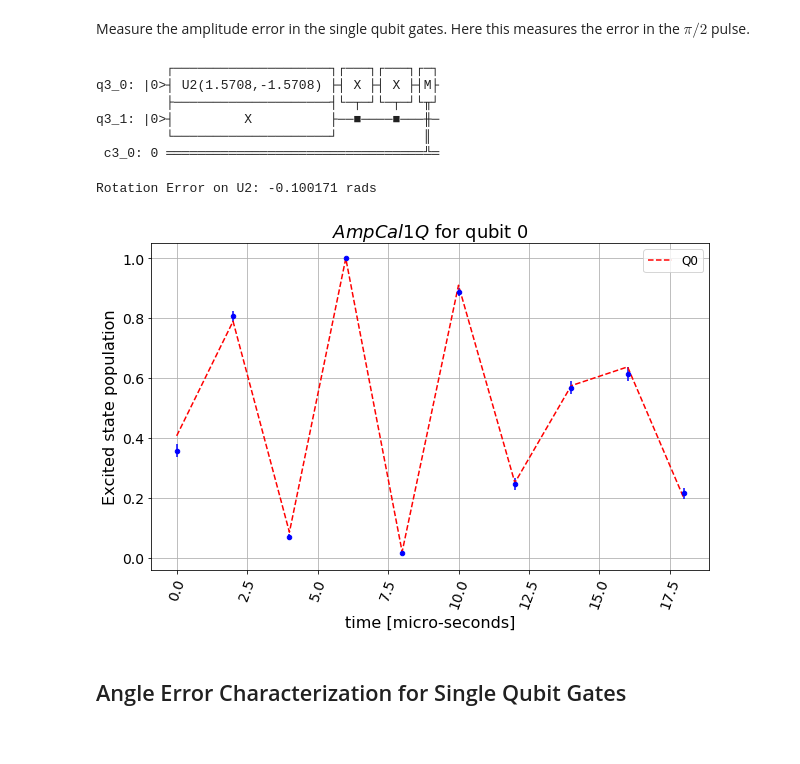
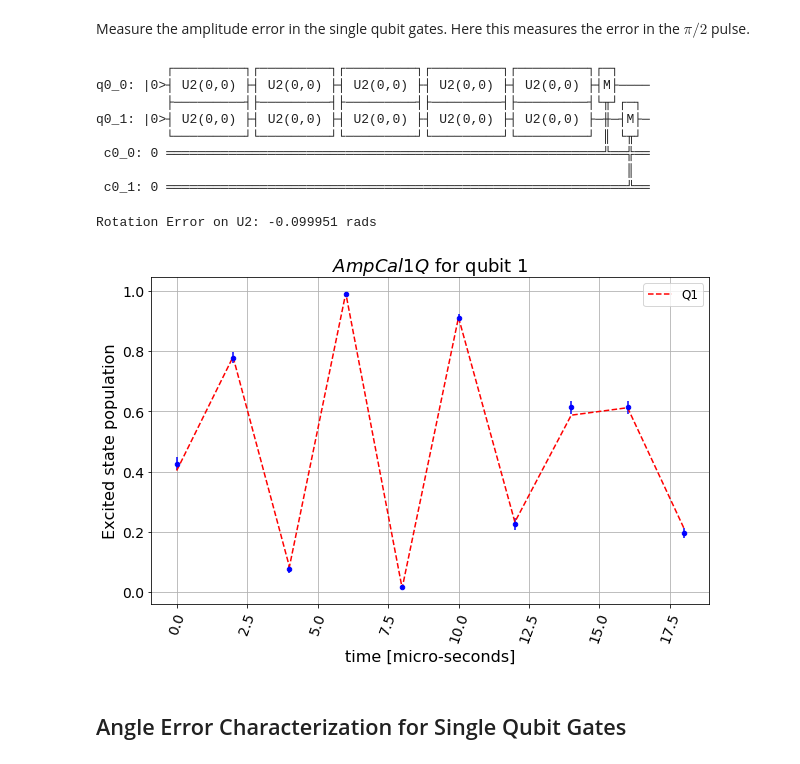
Before and after one commit to qiskit-community/qiskit-ignis, a Jupyter notebook: examples/hamiltonian_and_gate_characterization.ipynb, the cells around one changed output. Cells and saved outputs as stored; diff of their text form; code cells hidden in the pictures.

```diff
--- a/examples/hamiltonian_and_gate_characterization.ipynb
+++ b/examples/hamiltonian_and_gate_characterization.ipynb
@@ -91,17 +91,19 @@ ZZ Rate: 19.730088 kHz
 # %% [markdown]
 Measure the amplitude error in the single qubit gates. Here this measures the error in the $\pi/2$ pulse.
 # %%
-qubits = [0]
+qubits = [0,1]
 circs, xdata = ampcal_1Q_circuits(10, qubits)
 # %%
 print(circs[2])
 # %% [output]
-         ┌────────────────────┐┌───┐┌───┐┌─┐
-q3_0: |0>┤ U2(1.5708,-1.5708) ├┤ X ├┤ X ├┤M├
-         ├────────────────────┤└─┬─┘└─┬─┘└╥┘
-q3_1: |0>┤         X          ├──■────■───╫─
-         └────────────────────┘           ║
- c3_0: 0 ═════════════════════════════════╩═
+         ┌─────────┐┌─────────┐┌─────────┐┌─────────┐┌─────────┐┌─┐
+q0_0: |0>┤ U2(0,0) ├┤ U2(0,0) ├┤ U2(0,0) ├┤ U2(0,0) ├┤ U2(0,0) ├┤M├────
+         ├─────────┤├─────────┤├─────────┤├─────────┤├─────────┤└╥┘┌─┐
+q0_1: |0>┤ U2(0,0) ├┤ U2(0,0) ├┤ U2(0,0) ├┤ U2(0,0) ├┤ U2(0,0) ├─╫─┤M├─
+         └─────────┘└─────────┘└─────────┘└─────────┘└─────────┘ ║ └╥┘
+ c0_0: 0 ════════════════════════════════════════════════════════╩══╬══
+                                                                    ║
+ c0_1: 0 ═══════════════════════════════════════════════════════════╩══
 # %%
 # Set the simulator
 # Add a rotation error
@@ -114,7 +116,7 @@ err_unitary[1,0] *= -1.0
 
 error = coherent_unitary_error(err_unitary)
 noise_model = NoiseModel()
-noise_model.add_quantum_error(error, 'u2', qubits)
+noise_model.add_all_qubit_quantum_error(error, 'u2')
 
 # Run the simulator
 backend = qiskit.Aer.get_backend('qasm_simulator')
@@ -130,26 +127,25 @@ from qiskit.ignis.characterization.gates import AmpCal1QFitter
 # %%
 %matplotlib inline
-%autoreload 2
 # Fit the data to an oscillation
 
 plt.figure(figsize=(10, 6))
 initial_theta = 0.02
 initial_c = 0.5
 initial_phi = 0.1
 
 
-fit = AmpCal1QFitter(backend_result1, xdata, qubits,
+fit = AmpCalFitter(backend_result1, xdata, qubits,
                    fit_p0=[initial_theta, initial_c],
                    fit_bounds=([-np.pi, -1],
                                [np.pi, 1]))
 
-fit.plot_err(0, ax=plt.gca())
+fit.plot_err(1, ax=plt.gca())
 
 print("Rotation Error on U2: %f rads"%(fit.angle_err()[0]))
 plt.show()
 # %% [output]
-Rotation Error on U2: -0.100171 rads
+Rotation Error on U2: -0.099951 rads
-[figure, old version]
+[figure, new version]
 # %% [markdown]
 ## Angle Error Characterization for Single Qubit Gates
 # %% [markdown]
```
Also changed, not shown: parts of 10 cells of this notebook, 3 other files.
